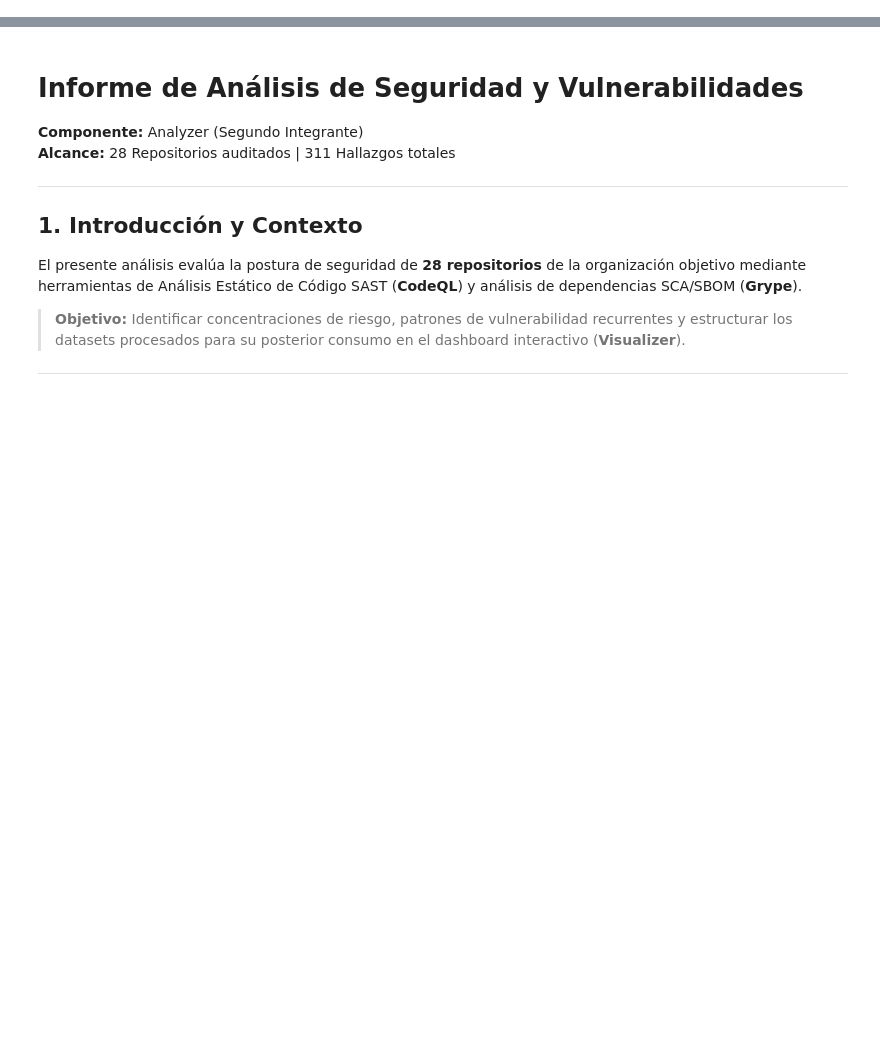
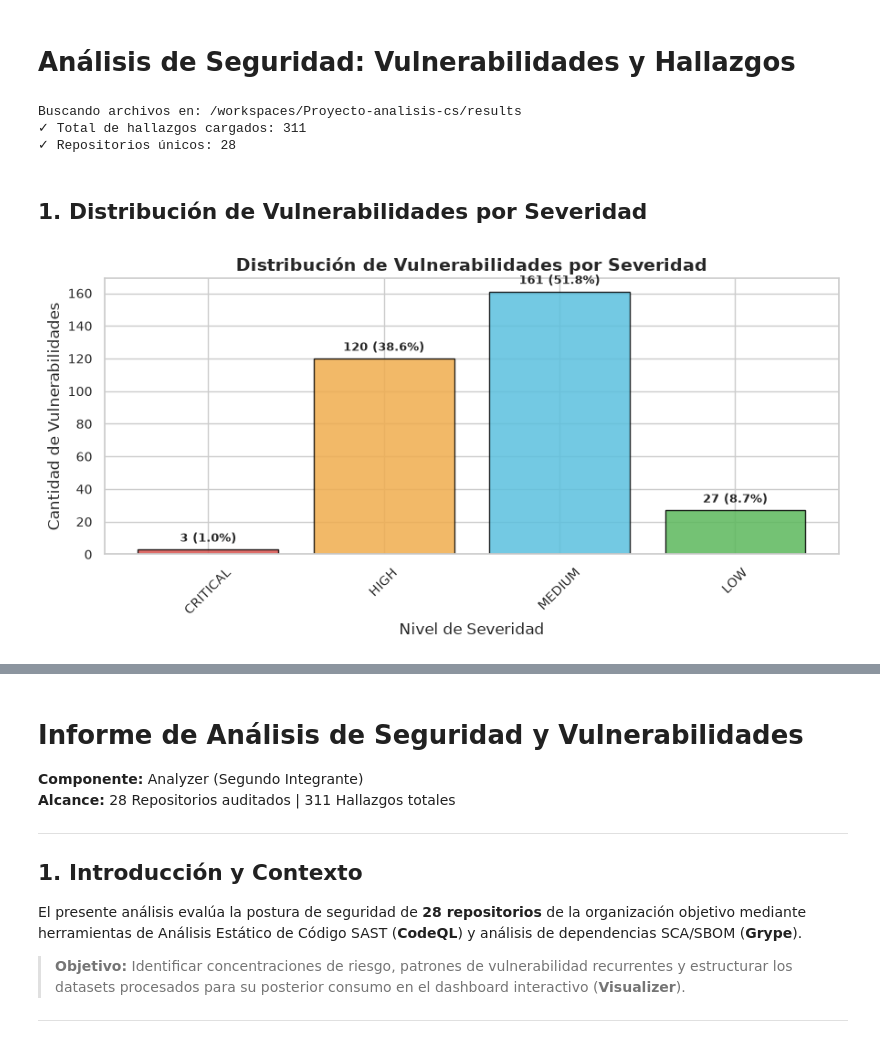
Before and after one commit to Fer-Vega-uni/Proyecto-analisis-cs, a Jupyter notebook: analyzer/analyzer.ipynb, the cells around one changed output, grey strips where cells are left out. Cells and saved outputs as stored; diff of their text form; code cells hidden in the pictures; blank space fills up the shorter version.

```diff
--- a/analyzer/analyzer.ipynb
+++ b/analyzer/analyzer.ipynb
@@ -260,0 +1,75 @@ grype            2    44      83   27
+# %% [markdown]
+# Análisis de Seguridad: Vulnerabilidades y Hallazgos
+# %%
+import pandas as pd
+import json
+import matplotlib.pyplot as plt
+import seaborn as sns
+from pathlib import Path
+
+# Configuración de estilos para los gráficos
+sns.set_theme(style="whitegrid")
+plt.rcParams.update({
+    'font.size': 11,
+    'axes.labelsize': 12,
+    'axes.titlesize': 13,
+    'xtick.labelsize': 10,
+    'ytick.labelsize': 10
+})
+
+# Mapa de colores para severidad
+COLOR_MAP = {
+    'critical': '#d9534f',
+    'high': '#f0ad4e',
+    'medium': '#5bc0de',
+    'low': '#5cb85c',
+    'info': '#6c757d'
+}
+SEV_ORDER = ['critical', 'high', 'medium', 'low', 'info']
+
+# Cargar datasets
+RESULTS_FOLDER = Path("../results")
+TOOL_ANALYSIS_FOLDER = RESULTS_FOLDER / "tool-analysis"
+TOOL_ANALYSIS_FOLDER.mkdir(parents=True, exist_ok=True)
+
+findings_df = pd.read_csv(RESULTS_FOLDER / "dataset/findings.csv")
+findings_df['severity'] = findings_df['severity'].astype(str).str.lower()
+
+print(f"Buscando archivos en: {RESULTS_FOLDER.resolve()}")
+print(f"✓ Total de hallazgos cargados: {len(findings_df)}")
+print(f"✓ Repositorios únicos: {findings_df['repo'].nunique()}")
+# %% [output]
+Buscando archivos en: /workspaces/Proyecto-analisis-cs/results
+✓ Total de hallazgos cargados: 311
+✓ Repositorios únicos: 28
+# %% [markdown]
+## 1. Distribución de Vulnerabilidades por Severidad
+# %%
+# Contar y ordenar por severidad
+severity_counts = findings_df['severity'].value_counts()
+existing_order = [s for s in SEV_ORDER if s in severity_counts.index]
+severity_counts = severity_counts.reindex(existing_order)
+
+# Exportar datos a JSON
+severity_summary = severity_counts.reset_index()
+severity_summary.columns = ['severity', 'count']
+severity_summary.to_json(TOOL_ANALYSIS_FOLDER / "severity_summary.json", orient='records', indent=4)
+
+# Graficar
+fig, ax = plt.subplots(figsize=(9, 4.5))
+bar_colors = [COLOR_MAP.get(s, '#777777') for s in severity_counts.index]
+bars = ax.bar([s.upper() for s in severity_counts.index], severity_counts.values, color=bar_colors, edgecolor='black', alpha=0.85)
+
+for bar in bars:
+    yval = bar.get_height()
+    pct = (yval / len(findings_df)) * 100
+    ax.text(bar.get_x() + bar.get_width()/2.0, yval + (len(findings_df) * 0.01), f'{yval} ({pct:.1f}%)', ha='center', va='bottom', fontweight='bold', fontsize=9)
+
+ax.set_title("Distribución de Vulnerabilidades por Severidad", fontsize=14, fontweight='bold')
+ax.set_xlabel("Nivel de Severidad")
+ax.set_ylabel("Cantidad de Vulnerabilidades")
+plt.xticks(rotation=45)
+plt.tight_layout()
+plt.show()
+# %% [output]
+[figure, added]
```
Also changed, not shown: parts of 8 cells of this notebook.
